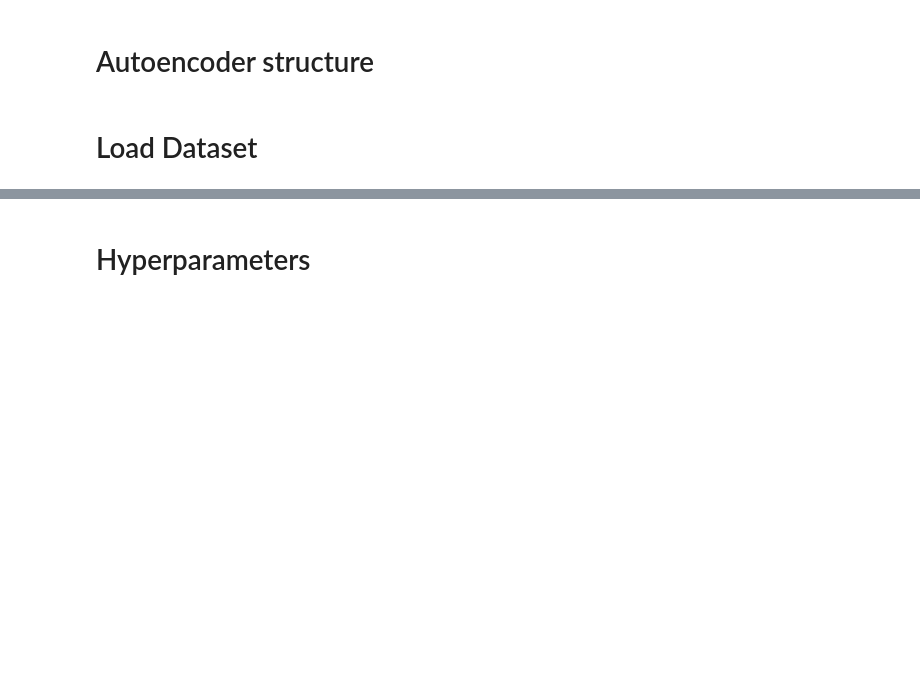
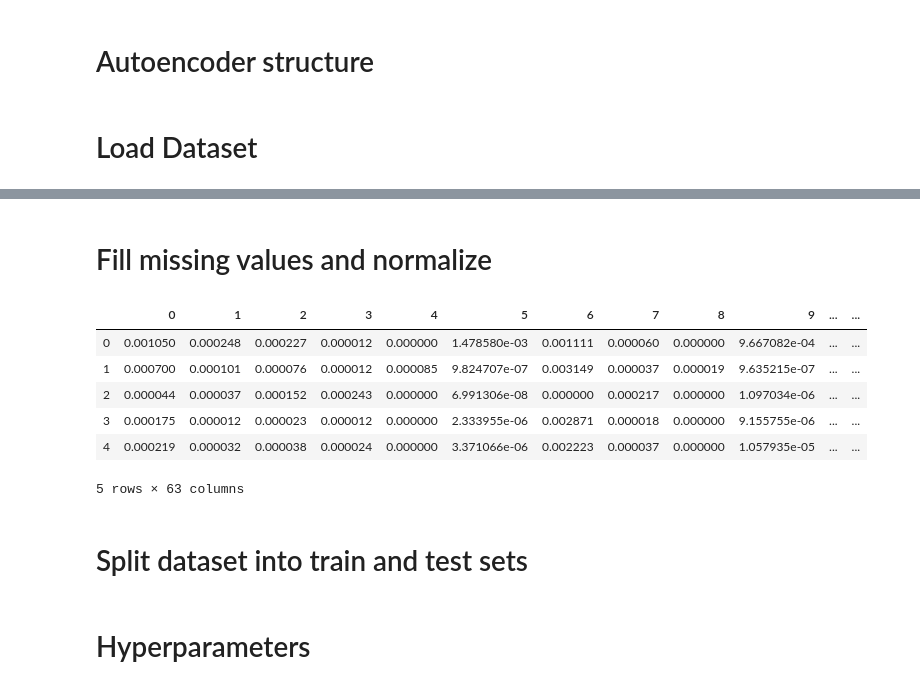
Before and after one commit to Alex-D15/ClusteringNN, a Jupyter notebook: ClusteringNN.ipynb, the cells around one changed output, grey strips where cells are left out. Saved outputs shown, nothing was run; the diff lists cells and outputs as text; code cells hidden in the pictures; blank space fills up the shorter version.

```diff
--- a/ClusteringNN.ipynb
+++ b/ClusteringNN.ipynb
@@ -61,0 +89,3 @@ x = read_csv("")
+# %%
+cols = pd.read_csv("Header.csv")
+cols = cols.columns.values
@@ -61,0 +126,22 @@ x = read_csv("")
+# %% [markdown]
+# Fill missing values and normalize
+# %%
+from sklearn.impute import SimpleImputer
+from keras.utils import normalize
+imp_mean = SimpleImputer(missing_values=np.nan, strategy='mean')
+x_full=pd.DataFrame(imp_mean.fit_transform(x_raw))
+x = normalize(x_full, axis=0, order=2)
+#cols=np.delete(cols,[0,0])
+#x.columns=cols
+#x.set_index("ID", inplace=True)
+x.head()
+# %% [output]
+|  | 0 | 1 | 2 | 3 | 4 | 5 | 6 | 7 | 8 | 9 | ... | ... |
+| 0 | 0.001050 | 0.000248 | 0.000227 | 0.000012 | 0.000000 | 1.478580e-03 | 0.001111 | 0.000060 | 0.000000 | 9.667082e-04 | ... | ... |
+| 1 | 0.000700 | 0.000101 | 0.000076 | 0.000012 | 0.000085 | 9.824707e-07 | 0.003149 | 0.000037 | 0.000019 | 9.635215e-07 | ... | ... |
+| 2 | 0.000044 | 0.000037 | 0.000152 | 0.000243 | 0.000000 | 6.991306e-08 | 0.000000 | 0.000217 | 0.000000 | 1.097034e-06 | ... | ... |
+| 3 | 0.000175 | 0.000012 | 0.000023 | 0.000012 | 0.000000 | 2.333955e-06 | 0.002871 | 0.000018 | 0.000000 | 9.155755e-06 | ... | ... |
+| 4 | 0.000219 | 0.000032 | 0.000038 | 0.000024 | 0.000000 | 3.371066e-06 | 0.002223 | 0.000037 | 0.000000 | 1.057935e-05 | ... | ... |
+5 rows × 63 columns
+# %% [markdown]
+# Split dataset into train and test sets
```
Also changed, not shown: parts of 42 cells of this notebook, 4 other files.
